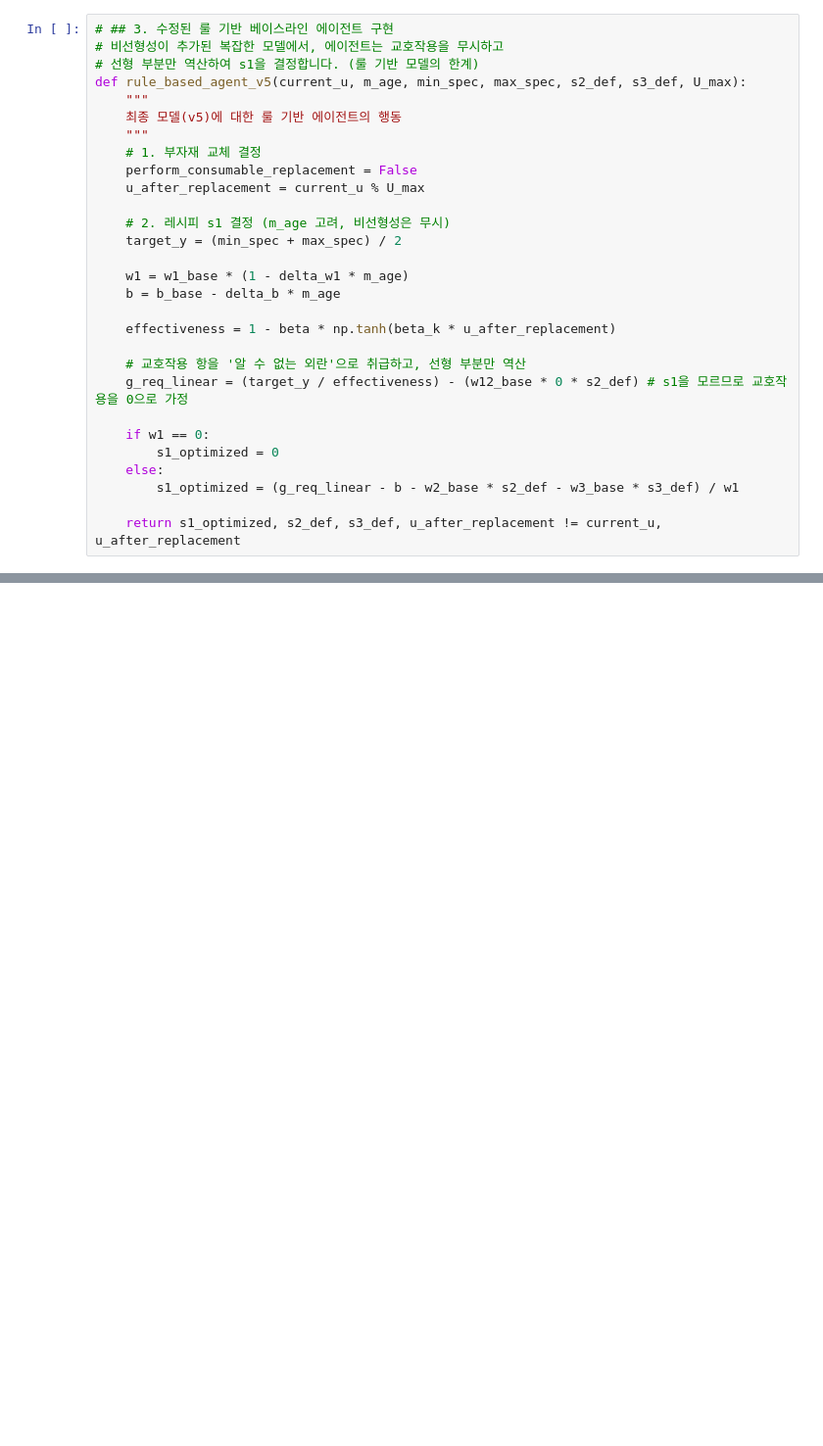
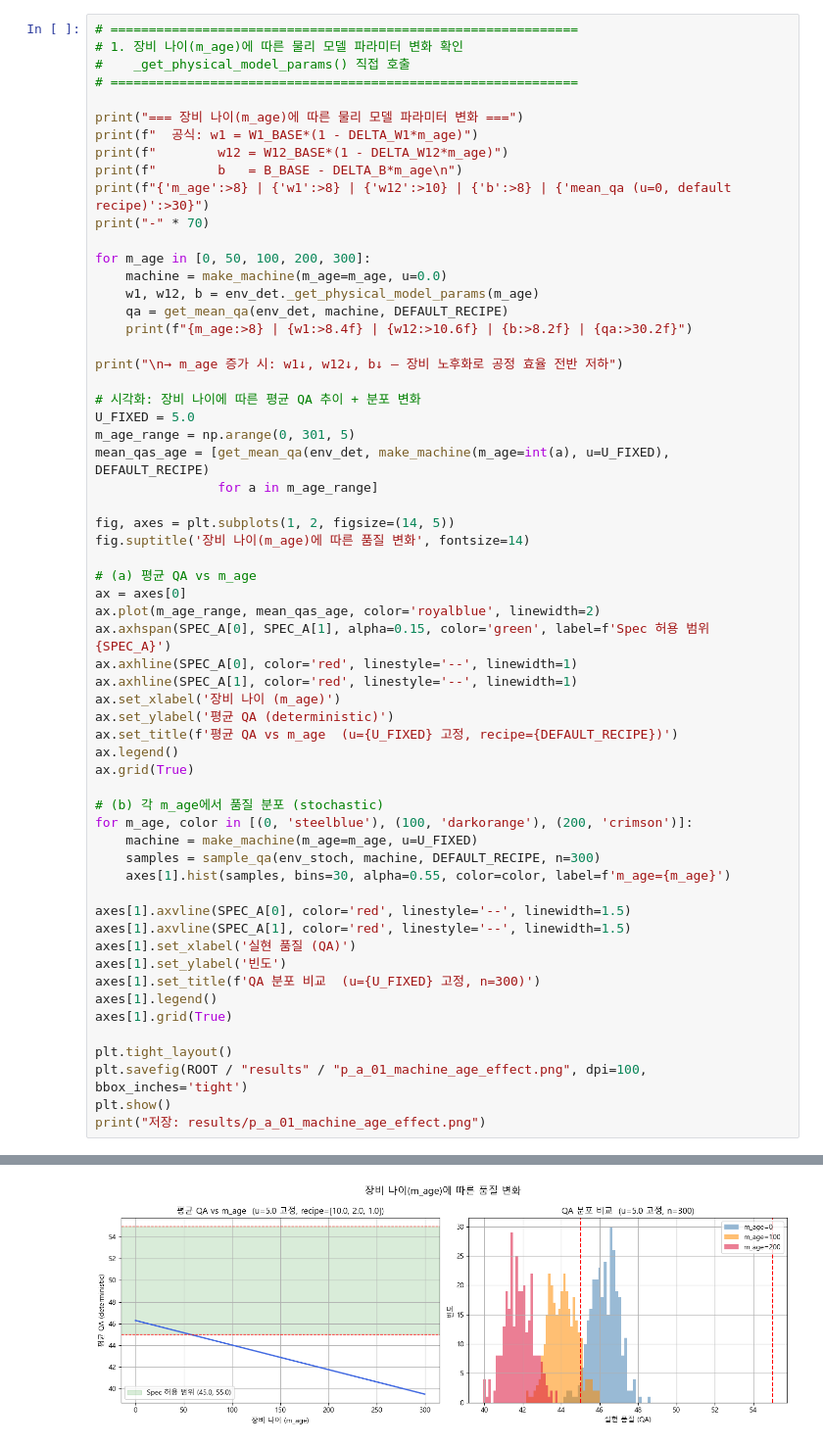
Before and after one commit to hongseong0314/manufacturing-ai-sim, a Jupyter notebook: notebooks/01_Process_A_example.ipynb, the cells around one changed output, grey strips where cells are left out. Shown at 98% size. Saved outputs shown, nothing was run; the diff lists cells and outputs as text; blank space fills up the shorter version.

```diff
--- a/notebooks/01_Process_A_example.ipynb
+++ b/notebooks/01_Process_A_example.ipynb
@@ -84,29 +114,61 @@ print(f"  - 실제 실현 품질 (랜덤): {real_qa:.2f}")
 # %%
-# ## 3. 수정된 룰 기반 베이스라인 에이전트 구현
-# 비선형성이 추가된 복잡한 모델에서, 에이전트는 교호작용을 무시하고
-# 선형 부분만 역산하여 s1을 결정합니다. (룰 기반 모델의 한계)
-def rule_based_agent_v5(current_u, m_age, min_spec, max_spec, s2_def, s3_def, U_max):
-    """
-    최종 모델(v5)에 대한 룰 기반 에이전트의 행동
-    """
-    # 1. 부자재 교체 결정
-    perform_consumable_replacement = False
-    u_after_replacement = current_u % U_max
+# =============================================================
+# 1. 장비 나이(m_age)에 따른 물리 모델 파라미터 변화 확인
+#    _get_physical_model_params() 직접 호출
+# =============================================================
 
-    # 2. 레시피 s1 결정 (m_age 고려, 비선형성은 무시)
-    target_y = (min_spec + max_spec) / 2
+print("=== 장비 나이(m_age)에 따른 물리 모델 파라미터 변화 ===")
+print(f"  공식: w1 = W1_BASE*(1 - DELTA_W1*m_age)")
+print(f"        w12 = W12_BASE*(1 - DELTA_W12*m_age)")
+print(f"        b   = B_BASE - DELTA_B*m_age\n")
+print(f"{'m_age':>8} | {'w1':>8} | {'w12':>10} | {'b':>8} | {'mean_qa (u=0, default recipe)':>30}")
+print("-" * 70)
 
-    w1 = w1_base * (1 - delta_w1 * m_age)
-    b = b_base - delta_b * m_age
+for m_age in [0, 50, 100, 200, 300]:
+    machine = make_machine(m_age=m_age, u=0.0)
+    w1, w12, b = env_det._get_physical_model_params(m_age)
+    qa = get_mean_qa(env_det, machine, DEFAULT_RECIPE)
+    print(f"{m_age:>8} | {w1:>8.4f} | {w12:>10.6f} | {b:>8.2f} | {qa:>30.2f}")
 
-    effectiveness = 1 - beta * np.tanh(beta_k * u_after_replacement)
+print("\n→ m_age 증가 시: w1↓, w12↓, b↓ — 장비 노후화로 공정 효율 전반 저하")
 
-    # 교호작용 항을 '알 수 없는 외란'으로 취급하고, 선형 부분만 역산
-    g_req_linear = (target_y / effectiveness) - (w12_base * 0 * s2_def) # s1을 모르므로 교호작용을 0으로 가정
+# 시각화: 장비 나이에 따른 평균 QA 추이 + 분포 변화
+U_FIXED = 5.0
+m_age_range = np.arange(0, 301, 5)
+mean_qas_age = [get_mean_qa(env_det, make_machine(m_age=int(a), u=U_FIXED), DEFAULT_RECIPE)
+                for a in m_age_range]
 
-    if w1 == 0:
-        s1_optimized = 0
-    else:
-        s1_optimized = (g_req_linear - b - w2_base * s2_def - w3_base * s3_def) / w1
+fig, axes = plt.subplots(1, 2, figsize=(14, 5))
+fig.suptitle('장비 나이(m_age)에 따른 품질 변화', fontsize=14)
 
-    return s1_optimized, s2_def, s3_def, u_after_replacement != current_u, u_after_replacement
+# (a) 평균 QA vs m_age
+ax = axes[0]
+ax.plot(m_age_range, mean_qas_age, color='royalblue', linewidth=2)
+ax.axhspan(SPEC_A[0], SPEC_A[1], alpha=0.15, color='green', label=f'Spec 허용 범위 {SPEC_A}')
+ax.axhline(SPEC_A[0], color='red', linestyle='--', linewidth=1)
+ax.axhline(SPEC_A[1], color='red', linestyle='--', linewidth=1)
+ax.set_xlabel('장비 나이 (m_age)')
+ax.set_ylabel('평균 QA (deterministic)')
+ax.set_title(f'평균 QA vs m_age  (u={U_FIXED} 고정, recipe={DEFAULT_RECIPE})')
+ax.legend()
+ax.grid(True)
+
+# (b) 각 m_age에서 품질 분포 (stochastic)
+for m_age, color in [(0, 'steelblue'), (100, 'darkorange'), (200, 'crimson')]:
+    machine = make_machine(m_age=m_age, u=U_FIXED)
+    samples = sample_qa(env_stoch, machine, DEFAULT_RECIPE, n=300)
+    axes[1].hist(samples, bins=30, alpha=0.55, color=color, label=f'm_age={m_age}')
+
+axes[1].axvline(SPEC_A[0], color='red', linestyle='--', linewidth=1.5)
+axes[1].axvline(SPEC_A[1], color='red', linestyle='--', linewidth=1.5)
+axes[1].set_xlabel('실현 품질 (QA)')
+axes[1].set_ylabel('빈도')
+axes[1].set_title(f'QA 분포 비교  (u={U_FIXED} 고정, n=300)')
+axes[1].legend()
+axes[1].grid(True)
+
+plt.tight_layout()
+plt.savefig(ROOT / "results" / "p_a_01_machine_age_effect.png", dpi=100, bbox_inches='tight')
+plt.show()
+print("저장: results/p_a_01_machine_age_effect.png")
+# %% [output]
@@ -112,0 +189 @@ def rule_based_agent_v5(current_u, m_age, min_spec, max_spec, s2_def, s3_def, U_
+[figure, added]
```
Also changed, not shown: parts of 8 cells of this notebook, 23 other files.
